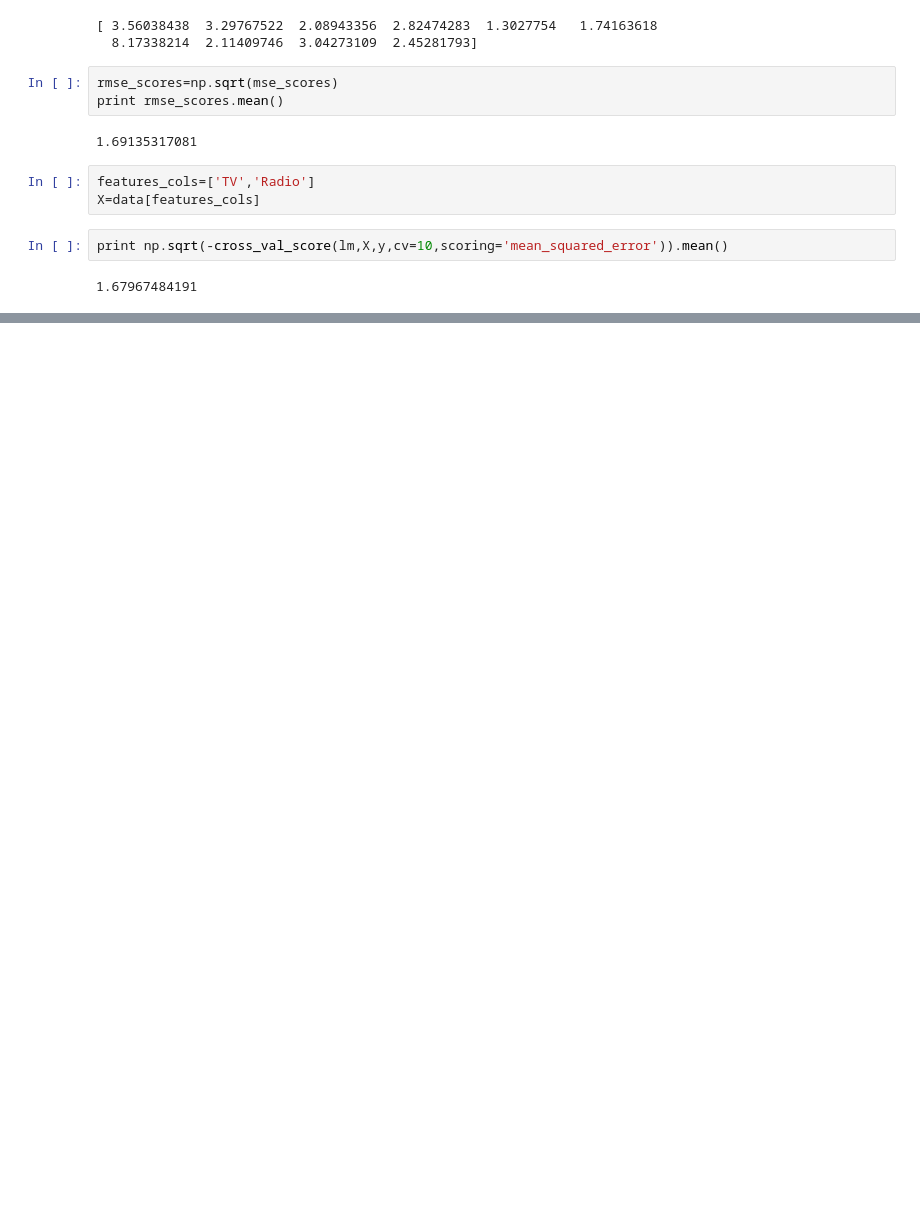
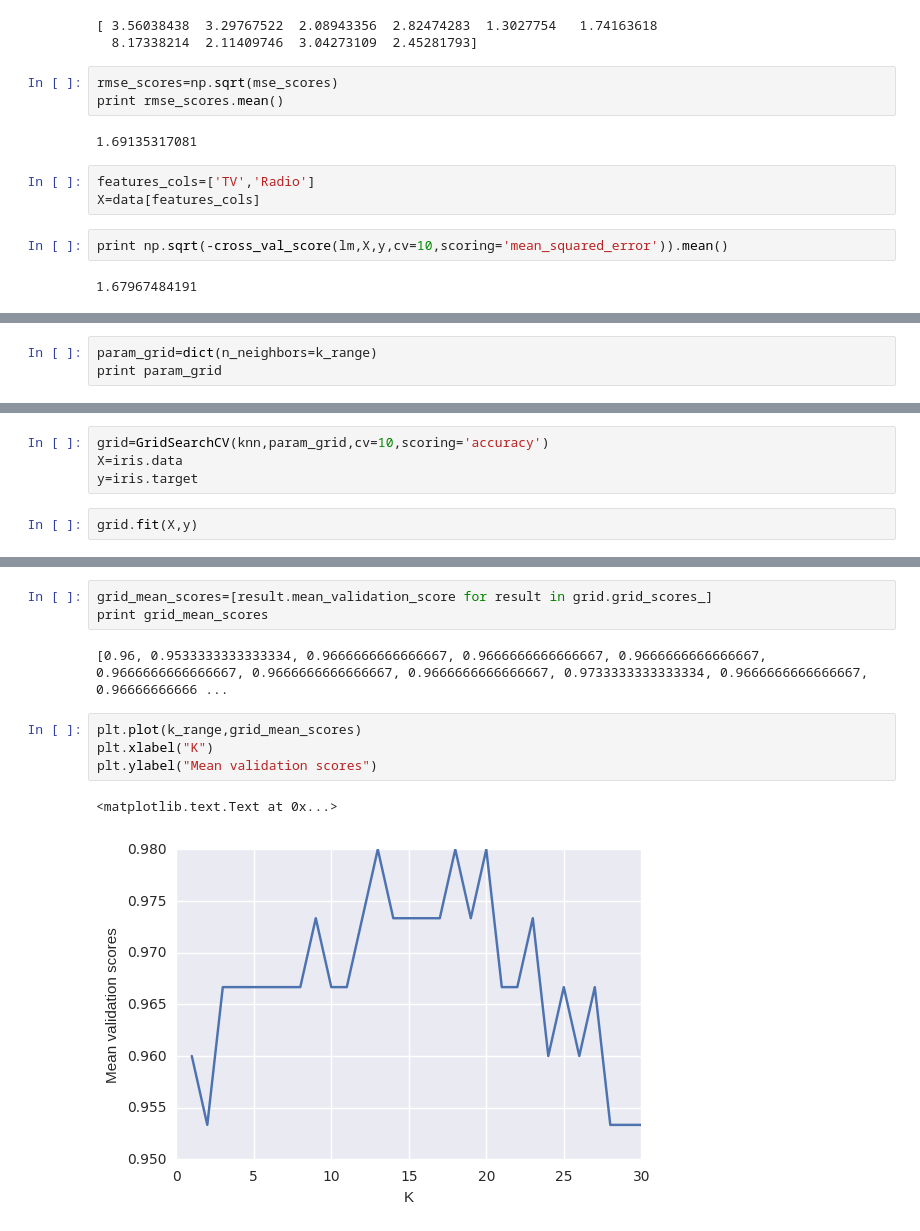
Before and after one commit to dalmia/Scikit-learn-tutorials, a Jupyter notebook: Data School/Machine learning with scikit learn.ipynb, the cells around one changed output, grey strips where cells are left out. Drawn from its saved outputs; the diff is of its cells as text; blank space fills up the shorter version.

Commit message:
Data School : Better Parameter tuning using GridSearchCV and RandomizedSearchCV

```diff
--- a/Data School/Machine learning with scikit learn.ipynb
+++ b/Data School/Machine learning with scikit learn.ipynb
@@ -329,0 +344,3 @@ print np.sqrt(-cross_val_score(lm,X,y,cv=10,scoring='mean_squared_error')).mean(
+# %%
+param_grid=dict(n_neighbors=k_range)
+print param_grid
@@ -329,0 +349,6 @@ print np.sqrt(-cross_val_score(lm,X,y,cv=10,scoring='mean_squared_error')).mean(
+# %%
+grid=GridSearchCV(knn,param_grid,cv=10,scoring='accuracy')
+X=iris.data
+y=iris.target
+# %%
+grid.fit(X,y)
@@ -329,0 +392,12 @@ print np.sqrt(-cross_val_score(lm,X,y,cv=10,scoring='mean_squared_error')).mean(
+# %%
+grid_mean_scores=[result.mean_validation_score for result in grid.grid_scores_]
+print grid_mean_scores
+# %% [output]
+[0.96, 0.9533333333333334, 0.9666666666666667, 0.9666666666666667, 0.9666666666666667, 0.9666666666666667, 0.9666666666666667, 0.9666666666666667, 0.9733333333333334, 0.9666666666666667, 0.96666666666 ...
+# %%
+plt.plot(k_range,grid_mean_scores)
+plt.xlabel("K")
+plt.ylabel("Mean validation scores")
+# %% [output]
+<matplotlib.text.Text at 0x...>
+[figure, added]
```
Also changed, not shown: parts of 27 cells of this notebook.
